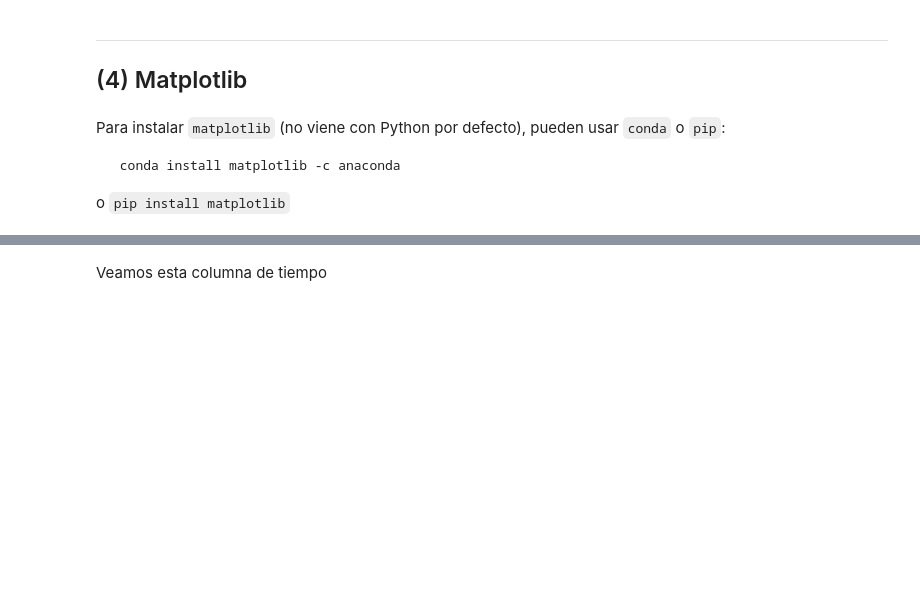
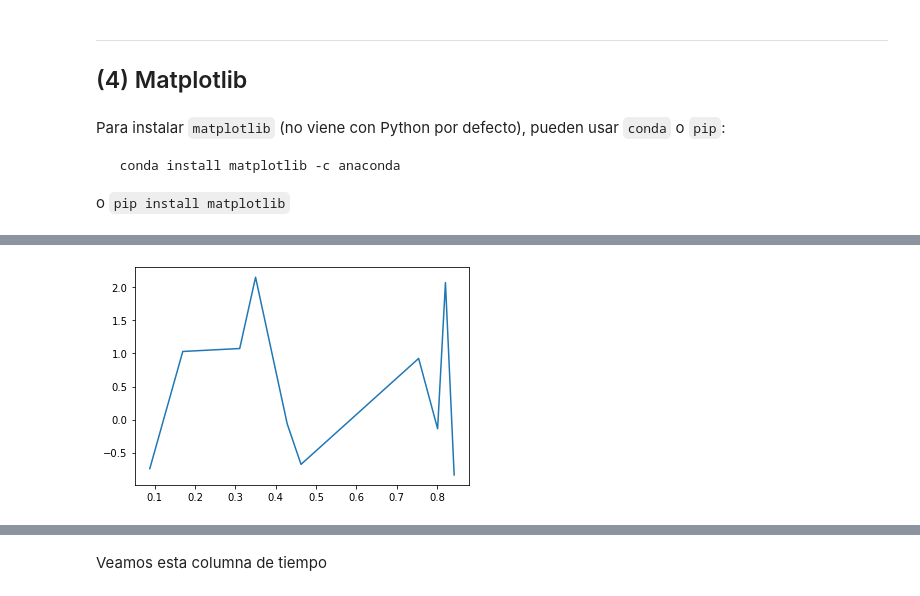
Before and after one commit to BelenMichel/PythonParaEconomistas2022, a Jupyter notebook: Clase3/PythEcon2022_c3.ipynb, the cells around one changed output, grey strips where cells are left out. Cells and saved outputs as stored; diff of their text form; code cells hidden in the pictures; blank space fills up the shorter version.

```diff
--- a/Clase3/PythEcon2022_c3.ipynb
+++ b/Clase3/PythEcon2022_c3.ipynb
@@ -181,0 +404,5 @@ import matplotlib.pyplot as plt
+# %%
+plt.plot(x, y)
+plt.show()
+# %% [output]
+[figure, added]
```
Also changed, not shown: parts of 47 cells of this notebook, 1 other file.
